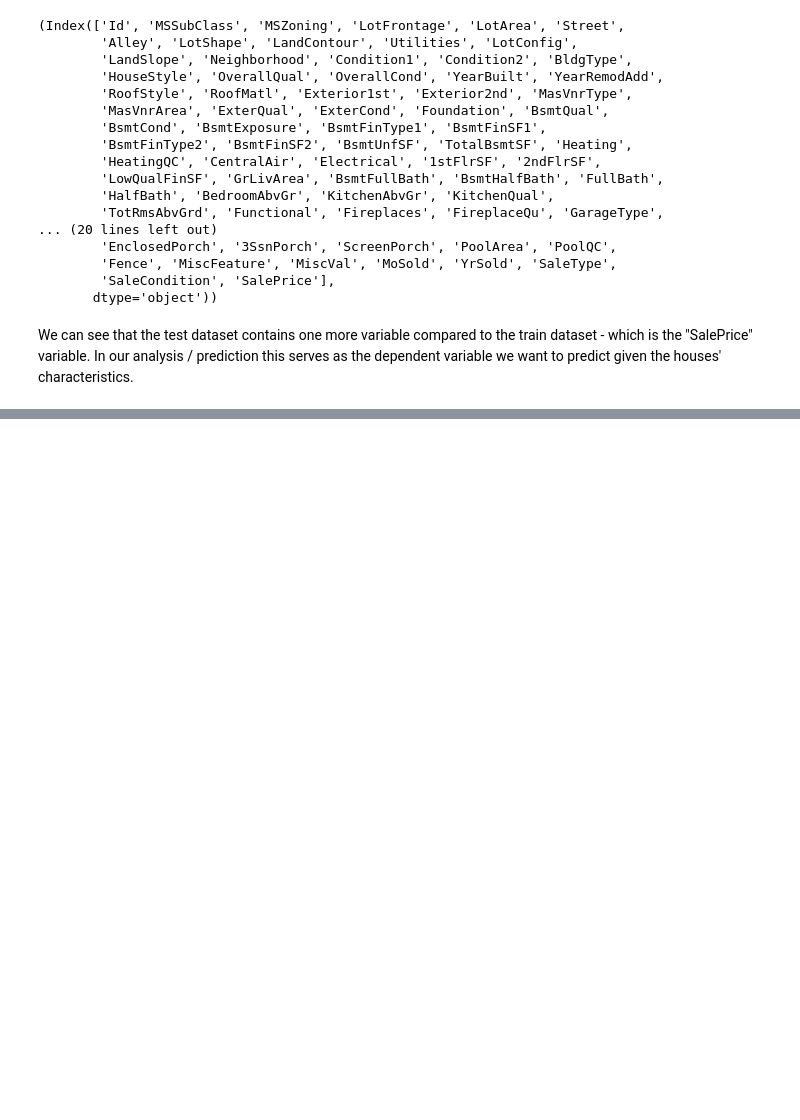
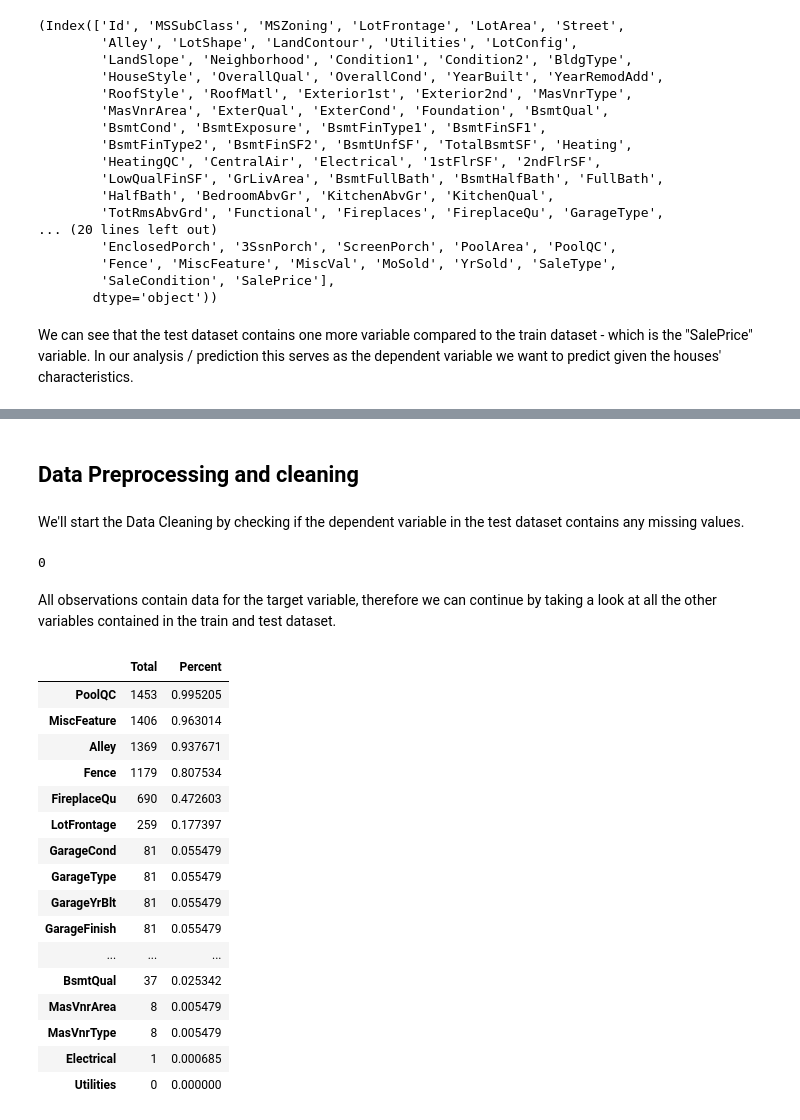
Before and after one commit to tlary/Kaggle_house_prices, a Jupyter notebook: house_prices.ipynb, the cells around one changed output, grey strips where cells are left out. Cells and saved outputs as stored; diff of their text form; code cells hidden in the pictures; blank space fills up the shorter version.

Commit message:
first data cleaning steps

```diff
--- a/house_prices.ipynb
+++ b/house_prices.ipynb
@@ -46,0 +59,38 @@ We can see that the test dataset contains one more variable compared to the trai
+# %% [markdown]
+## Data Preprocessing and cleaning
+# %% [markdown]
+We'll start the Data Cleaning by checking if the dependent variable in the test dataset contains any missing values.
+# %%
+train.SalePrice.isnull().sum()
+# %% [output]
+0
+# %% [markdown]
+All observations contain data for the target variable, therefore we can continue by taking a look at all the other variables contained in the train and test dataset.
+# %%
+miss_count_train = train.isnull().sum().sort_values(ascending=False)
+perc_miss_train = (train.isnull().sum()/train.isnull().count()).sort_values(ascending=False)
+missings_train = pd.concat([miss_count_train, perc_miss_train], axis=1, keys=["Total", "Percent"])
+
+miss_count_test = test.isnull().sum().sort_values(ascending=False)
+perc_miss_test = (test.isnull().sum() / test.isnull().count()).sort_values(ascending=False)
+missings_test = pd.concat([miss_count_test, perc_miss_test], axis=1, keys=["Total", "Percent"])
+# %%
+missings_train.head(20)
+# %% [output]
+|  | Total | Percent |
+| PoolQC | 1453 | 0.995205 |
+| MiscFeature | 1406 | 0.963014 |
+| Alley | 1369 | 0.937671 |
+| Fence | 1179 | 0.807534 |
+| FireplaceQu | 690 | 0.472603 |
+| LotFrontage | 259 | 0.177397 |
+| GarageCond | 81 | 0.055479 |
+| GarageType | 81 | 0.055479 |
+| GarageYrBlt | 81 | 0.055479 |
+| GarageFinish | 81 | 0.055479 |
+| ... | ... | ... |
+| BsmtQual | 37 | 0.025342 |
+| MasVnrArea | 8 | 0.005479 |
+| MasVnrType | 8 | 0.005479 |
+| Electrical | 1 | 0.000685 |
+| Utilities | 0 | 0.000000 |
```
Also changed, not shown: parts of 9 cells of this notebook.
